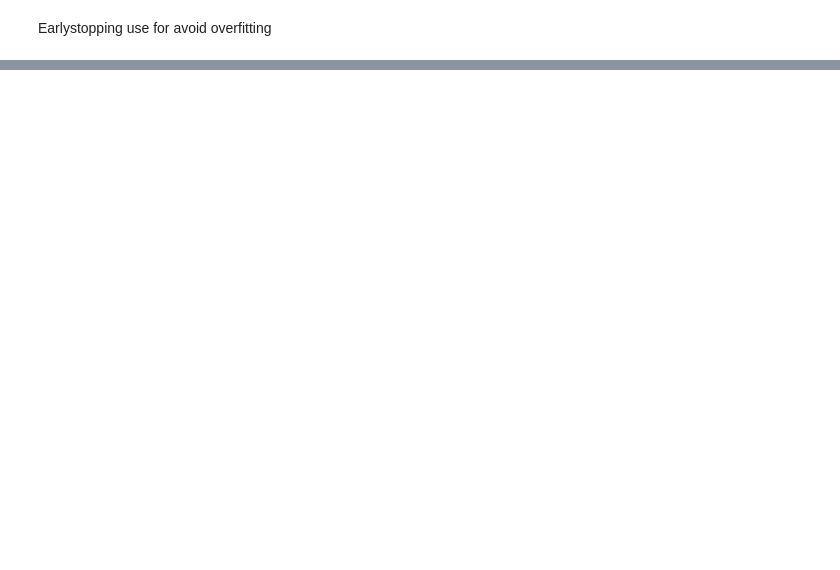
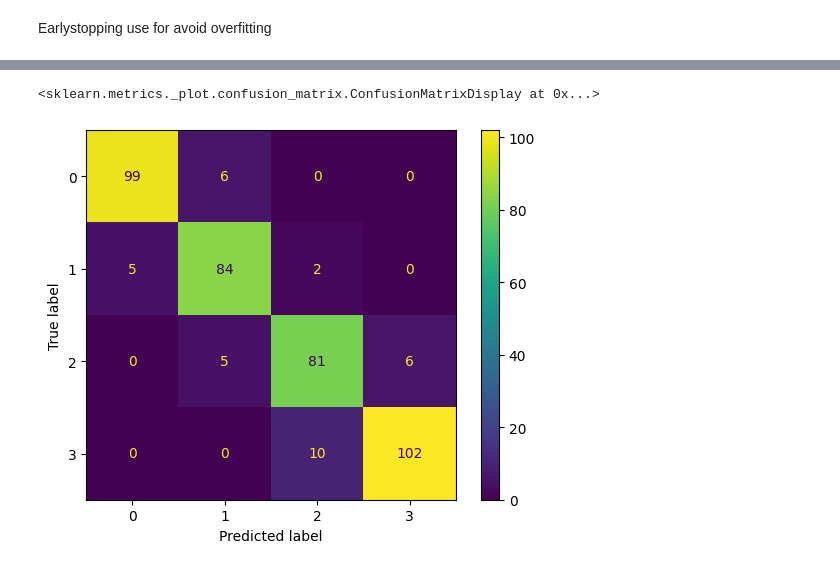
Before and after one commit to Shivam4681/DeepLearning-Programs, a Jupyter notebook: Multiclass_Classification_Keras.ipynb, the cells around one changed output, grey strips where cells are left out. Cells and saved outputs as stored; diff of their text form; code cells hidden in the pictures; blank space fills up the shorter version.

```diff
--- a/Multiclass_Classification_Keras.ipynb
+++ b/Multiclass_Classification_Keras.ipynb
@@ -233,0 +281,3 @@ es = EarlyStopping(monitor='val_loss', patience=15)
+# %%
+yprod_train = model.predict(x_train)
+yprod_test = model.predict(x_test)
@@ -233,0 +307,4 @@ es = EarlyStopping(monitor='val_loss', patience=15)
+# %%
+import numpy as np
+ypred_train = np.argmax(yprod_train, axis=1)
+ypred_test = np.argmax(yprod_test, axis=1)
@@ -233,0 +333,6 @@ es = EarlyStopping(monitor='val_loss', patience=15)
+# %%
+from sklearn.metrics import ConfusionMatrixDisplay
+ConfusionMatrixDisplay.from_predictions(y_test, ypred_test)
+# %% [output]
+<sklearn.metrics._plot.confusion_matrix.ConfusionMatrixDisplay at 0x...>
+[figure, added]
```
Also changed, not shown: parts of 32 cells of this notebook.
